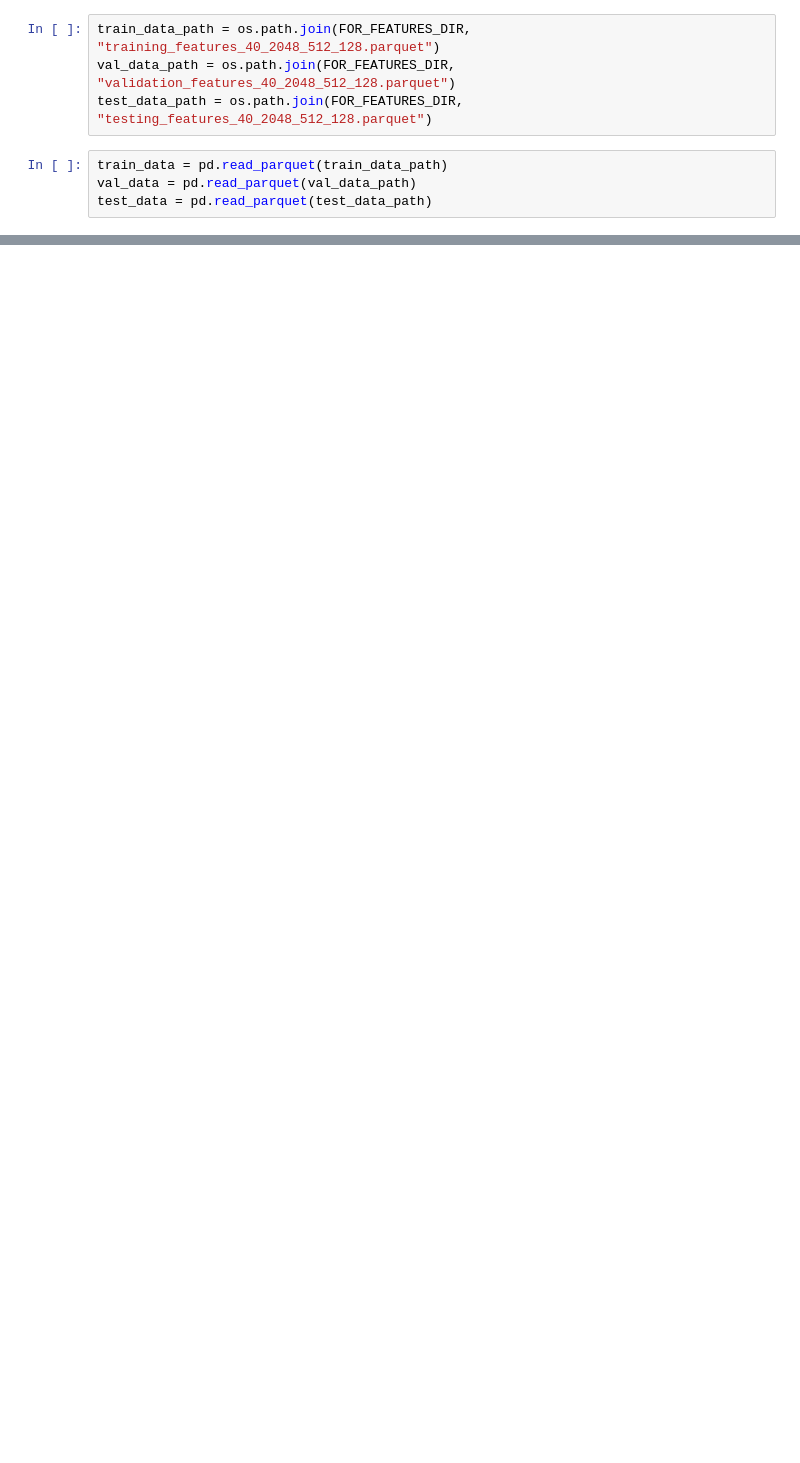
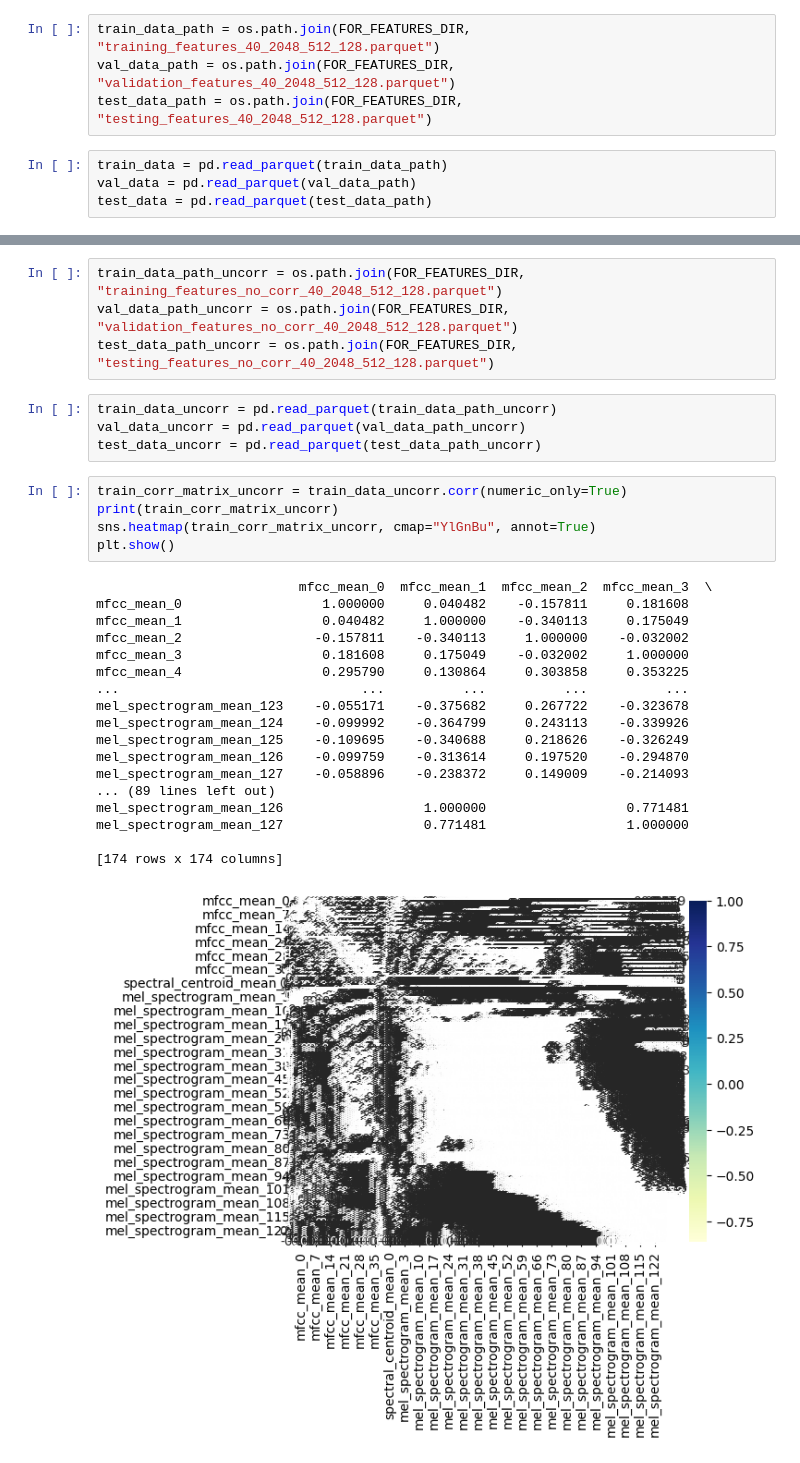
Before and after one commit to g-nazos/audio-deepfake-detection, a Jupyter notebook: data_preprocessing/feature_correlation.ipynb, the cells around one changed output, grey strips where cells are left out. Saved outputs shown, nothing was run; the diff lists cells and outputs as text; blank space fills up the shorter version.

```diff
--- a/data_preprocessing/feature_correlation.ipynb
+++ b/data_preprocessing/feature_correlation.ipynb
@@ -96,0 +59,32 @@ mel_spectrogram_std_127                   0.974345                 1.000000
+# %%
+train_data_path_uncorr = os.path.join(FOR_FEATURES_DIR, "training_features_no_corr_40_2048_512_128.parquet")
+val_data_path_uncorr = os.path.join(FOR_FEATURES_DIR, "validation_features_no_corr_40_2048_512_128.parquet")
+test_data_path_uncorr = os.path.join(FOR_FEATURES_DIR, "testing_features_no_corr_40_2048_512_128.parquet")
+# %%
+train_data_uncorr = pd.read_parquet(train_data_path_uncorr)
+val_data_uncorr = pd.read_parquet(val_data_path_uncorr)
+test_data_uncorr = pd.read_parquet(test_data_path_uncorr)
+# %%
+train_corr_matrix_uncorr = train_data_uncorr.corr(numeric_only=True)
+print(train_corr_matrix_uncorr)
+sns.heatmap(train_corr_matrix_uncorr, cmap="YlGnBu", annot=True)
+plt.show()
+# %% [output]
+                          mfcc_mean_0  mfcc_mean_1  mfcc_mean_2  mfcc_mean_3  \
+mfcc_mean_0                  1.000000     0.040482    -0.157811     0.181608
+mfcc_mean_1                  0.040482     1.000000    -0.340113     0.175049
+mfcc_mean_2                 -0.157811    -0.340113     1.000000    -0.032002
+mfcc_mean_3                  0.181608     0.175049    -0.032002     1.000000
+mfcc_mean_4                  0.295790     0.130864     0.303858     0.353225
+...                               ...          ...          ...          ...
+mel_spectrogram_mean_123    -0.055171    -0.375682     0.267722    -0.323678
+mel_spectrogram_mean_124    -0.099992    -0.364799     0.243113    -0.339926
+mel_spectrogram_mean_125    -0.109695    -0.340688     0.218626    -0.326249
+mel_spectrogram_mean_126    -0.099759    -0.313614     0.197520    -0.294870
+mel_spectrogram_mean_127    -0.058896    -0.238372     0.149009    -0.214093
+... (89 lines left out)
+mel_spectrogram_mean_126                  1.000000                  0.771481
+mel_spectrogram_mean_127                  0.771481                  1.000000
+
+[174 rows x 174 columns]
+[figure, added]
```
Also changed, not shown: parts of 8 cells of this notebook.
